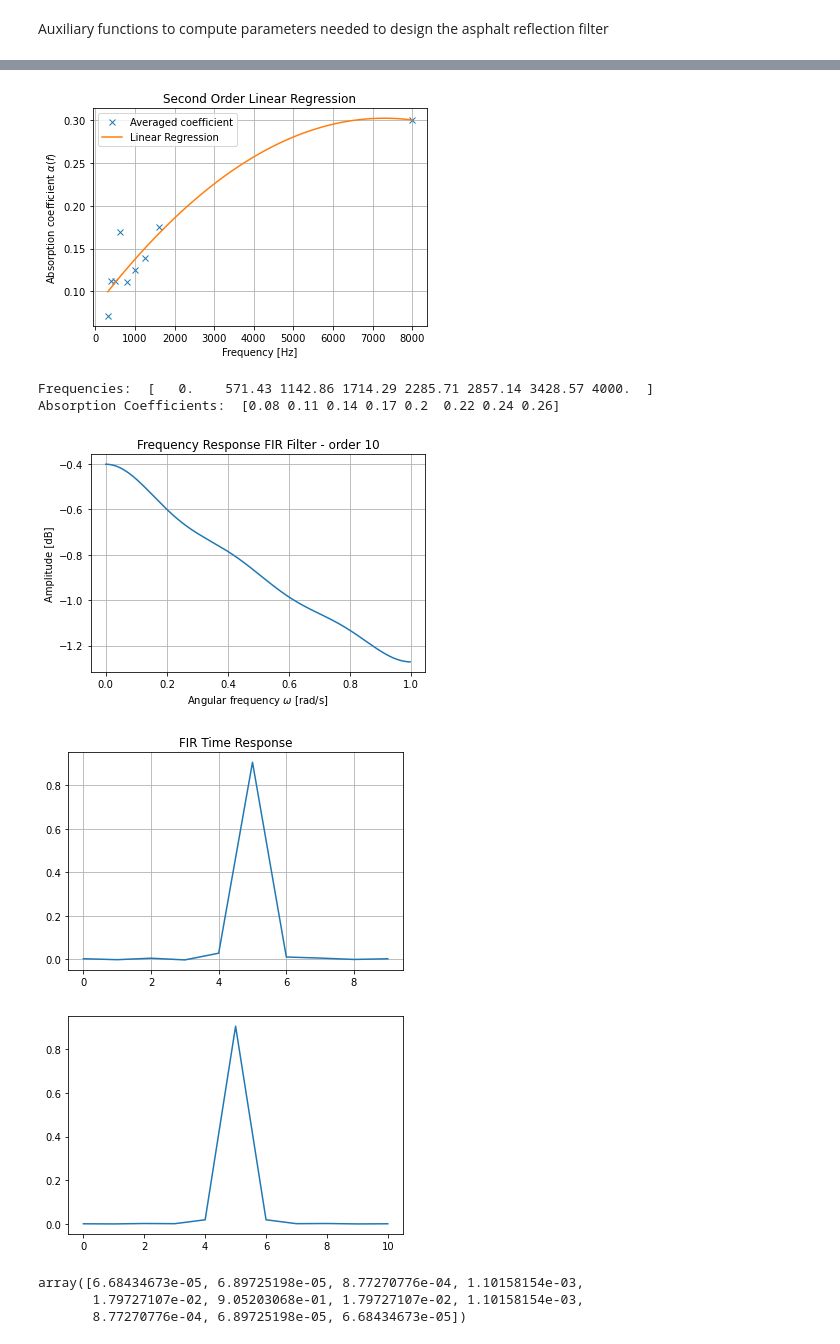
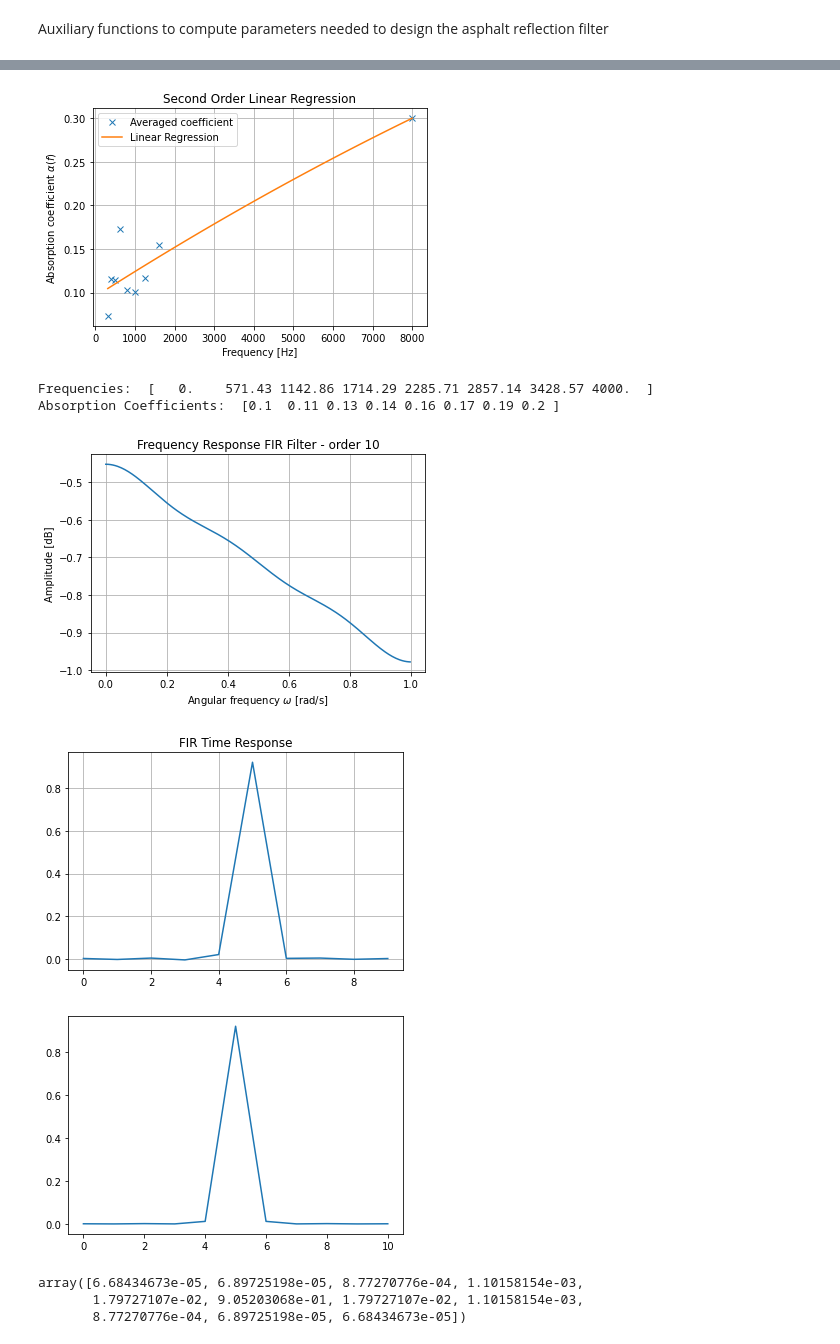
Before and after one commit to steDamiano/pyroadacoustics, a Jupyter notebook: research_notebooks/double_delay_line.ipynb, the cells around one changed output, grey strips where cells are left out. Drawn from its saved outputs; the diff is of its cells as text; code cells hidden in the pictures.

```diff
--- a/research_notebooks/double_delay_line.ipynb
+++ b/research_notebooks/double_delay_line.ipynb
@@ -391,7 +391,7 @@ m3 = np.array([0.026, 0.044, 0.054, 0.042, 0.034, 0.017, 0.017, 0.017])
 m4 = np.array([0.201, 0.330, 0.269, 0.206, 0.212, 0.142, 0.105, 0.105])
 
 p1 = np.array([0.046, 0.039, 0.044, 0.041, 0.052, 0.035, 0.047, 0.047])
-p2 = np.array([0.036, 0.045, 0.062, 0.103, 0.273, 0.628, 0.609, 0.609])
+# p2 = np.array([0.036, 0.045, 0.062, 0.103, 0.273, 0.628, 0.609, 0.609])
 p3 = np.array([0.082, 0.071, 0.069, 0.059, 0.063, 0.048, 0.054, 0.054])
 p4 = np.array([0.171, 0.166, 0.134, 0.145, 0.143, 0.112, 0.131, 0.131])
 
@@ -414,7 +414,7 @@ cont6 = np.array([0.065, 0.083, 0.110, 0.205, 0.065, 0.083, 0.110, 0.205])
 disc7 = np.array([0.051, 0.084, 0.082, 0.177, 0.051, 0.084, 0.082, 0.177])
 asphalts2 = np.matrix([m1, m2, m3, m4, p1, p3, p4, tino1, tino2, anas5old1, anas0old2,
     anas0p2, anas10, iso103p, iso103, isoAE4p, isoAE4, disc5, cont6les,
-    cont6, disc7, p2])
+    cont6, disc7])
 
 plt.figure()
 plt.plot(f, asphalts2.T, linewidth = 1.2)
@@ -509,8 +509,8 @@ def compute_asphalt_reflection_filter(theta, b_fir, theta_vector):
-[figure, old version]
+[figure, new version]
 Frequencies:  [   0.    571.43 1142.86 1714.29 2285.71 2857.14 3428.57 4000.  ]
-Absorption Coefficients:  [0.08 0.11 0.14 0.17 0.2  0.22 0.24 0.26]
+Absorption Coefficients:  [0.1  0.11 0.13 0.14 0.16 0.17 0.19 0.2 ]
-[figure, old version]
+[figure, new version]
-[figure, old version]
+[figure, new version]
 [figure]
 # %%
 b_fir[89]
```
Also changed, not shown: parts of 1 cell of this notebook, 7 other files.
